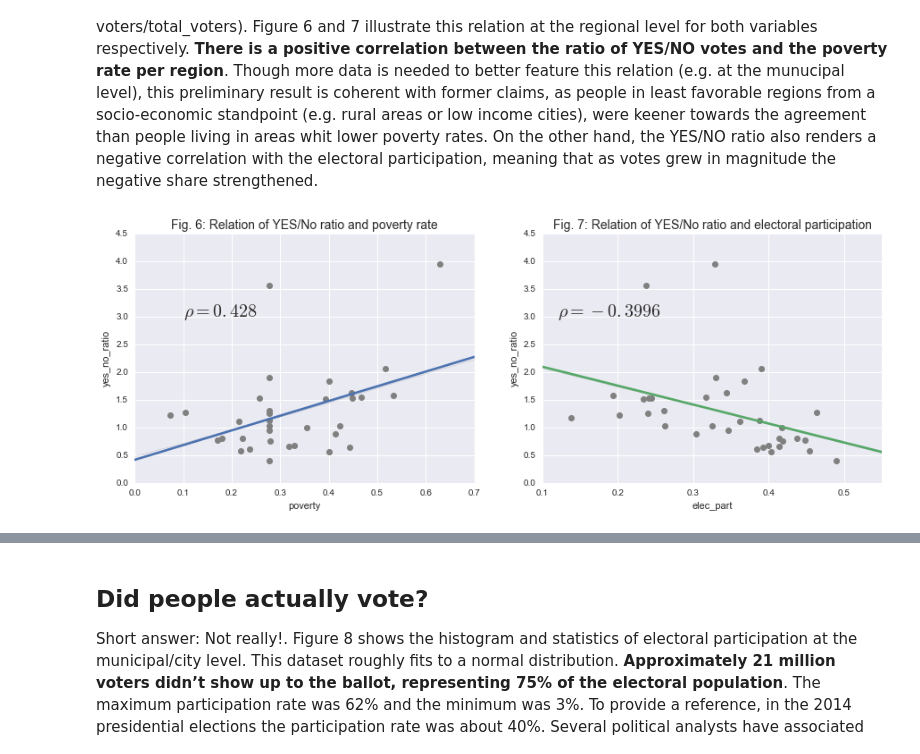
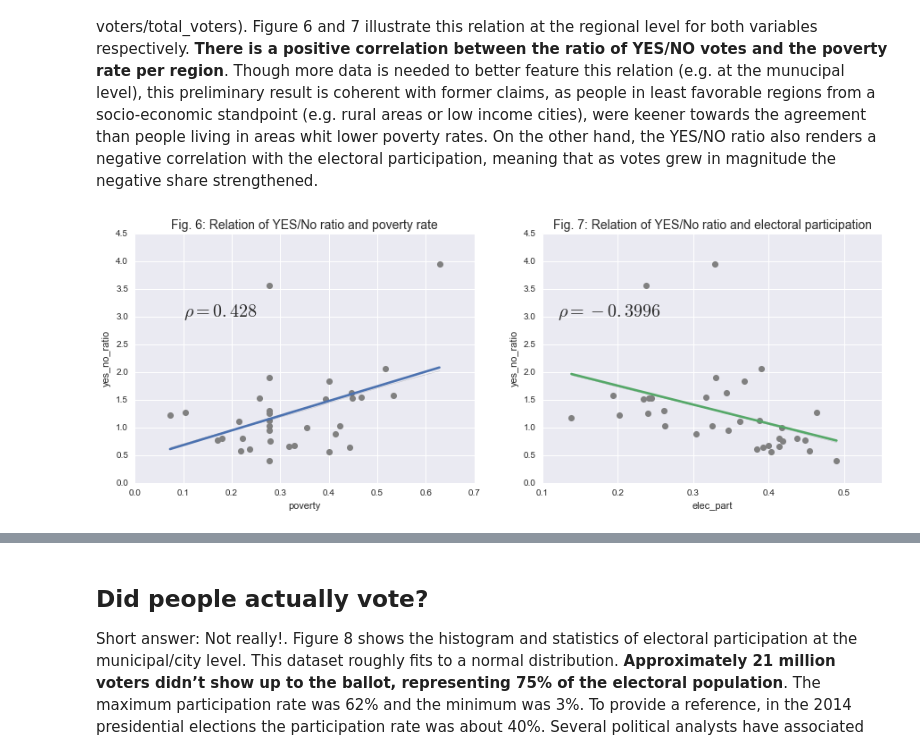
Before and after one commit to gvizcaino/Tutorial, a Jupyter notebook: 2016_Colombian_plebiscite.ipynb, the cells around one changed output, grey strips where cells are left out. Cells and saved outputs as stored; diff of their text form; code cells hidden in the pictures.

```diff
--- a/2016_Colombian_plebiscite.ipynb
+++ b/2016_Colombian_plebiscite.ipynb
@@ -169 +58,8 @@ df_munis.drop(df_munis[df_munis.no_votes == 0].index, axis=0, inplace=True)
+# %%
+# Extracting data of the 2016 Colombian peace plebiscite
+df_regions,df_munis = rp16.data_plebiscite2016()
+
+# Extracting data of the 2014 Colombian presidential election
+_,df_regions14_1,df_munis14_1,_ = rp14.data_pres2014(1) # First round
+_,df_regions14_2,df_munis14_2,_ = rp14.data_pres2014(2) # Second round
 # %% [markdown]
@@ -274,12 +170,12 @@ Furthermore, the YES/NO ratio is also correlated with data of poverty and electo
 # %%
 rho = df_regions.corr(method='pearson');fig, axes = plt.subplots(nrows=1, ncols=2,figsize=(15,5))
 ax1=sns.regplot(x='poverty',y='yes_no_ratio',data=df_regions,ci=False,
-                scatter_kws={"s": 50, "alpha": 1,'color':'grey'},ax=axes[0])
+                scatter_kws={"s": 50, "alpha": 1,'color':'grey'},ax=axes[0],truncate=True)
 ax1.text(0.1,3,r'$\rho = {0:.3g}$'.format(rho['yes_no_ratio'][10]),fontsize=20);
 ax1.set_title('Fig. 6: Relation of YES/No ratio and poverty rate',fontsize=14)
 ax2=sns.regplot(x='elec_part',y='yes_no_ratio',data=df_regions,ci=False,
-                scatter_kws={"s": 50, "alpha": 1,'color':'grey'},ax=axes[1])
+                scatter_kws={"s": 50, "alpha": 1,'color':'grey'},ax=axes[1],truncate=True)
 ax2.text(0.12,3,r'$\rho = {0:.4g}$'.format(rho['yes_no_ratio'][13]),fontsize=20);
 ax2.set_title('Fig. 7: Relation of YES/No ratio and electoral participation',fontsize=14);
 # %% [output]
-[figure, old version]
+[figure, new version]
```
Also changed, not shown: parts of 21 cells of this notebook.
